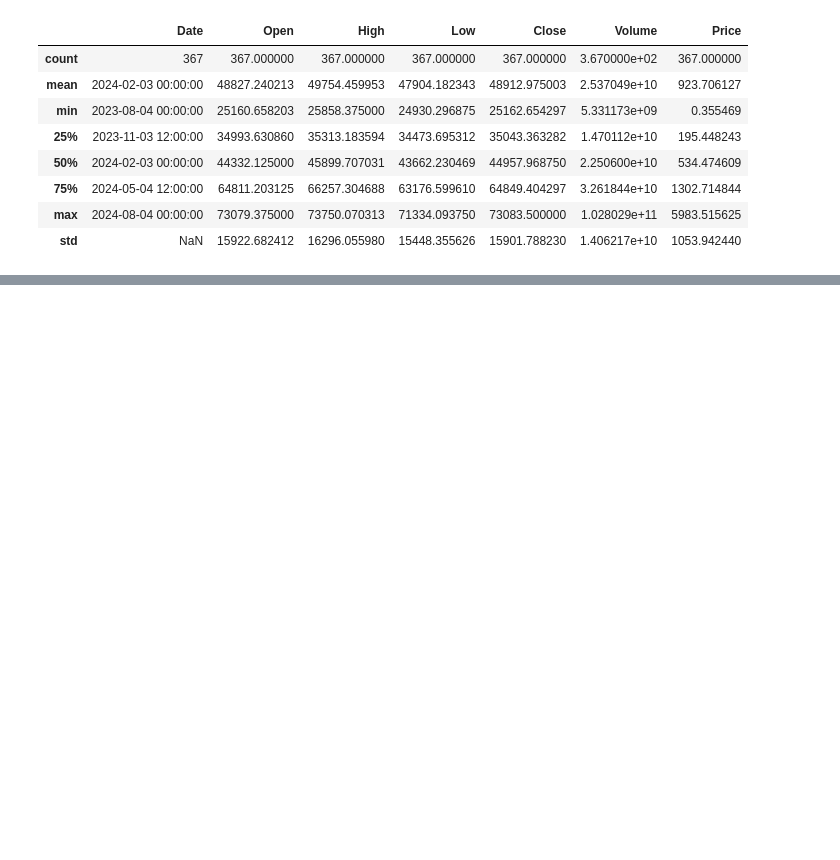
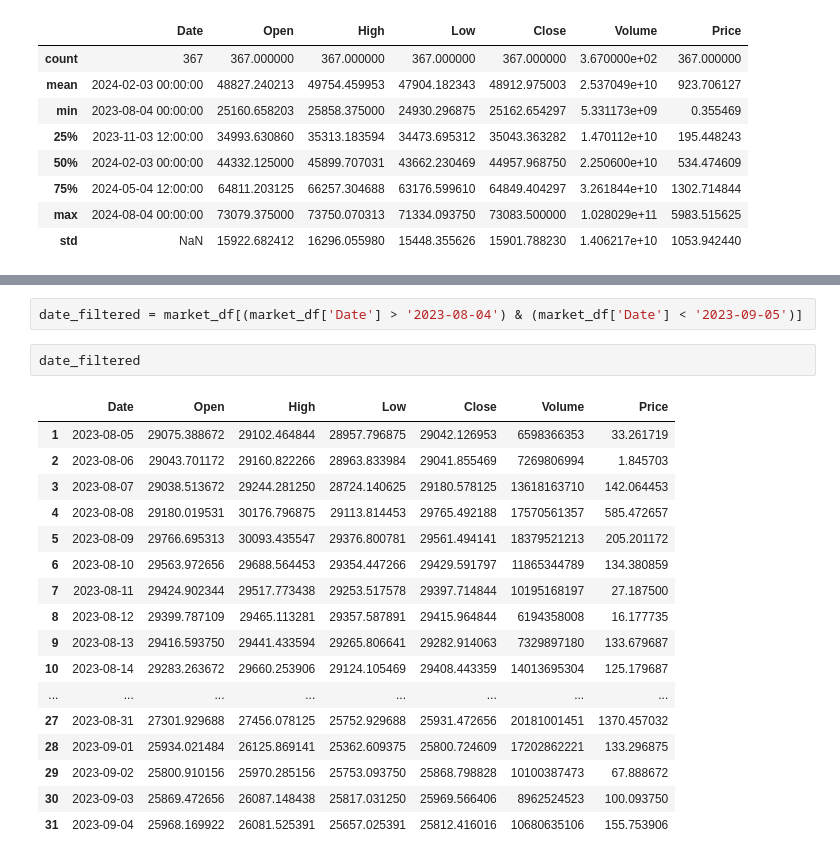
Before and after one commit to Mahdi-Miri/WorkOnData, a Jupyter notebook: WorkOnData.ipynb, the cells around one changed output, grey strips where cells are left out. Cells and saved outputs as stored; diff of their text form; blank space fills up the shorter version.

Commit message:
Data filtered Final Part

```diff
--- a/WorkOnData.ipynb
+++ b/WorkOnData.ipynb
@@ -282,0 +283,22 @@ plt.show()
+# %%
+date_filtered = market_df[(market_df['Date'] > '2023-08-04') & (market_df['Date'] < '2023-09-05')]
+# %%
+date_filtered
+# %% [output]
+|  | Date | Open | High | Low | Close | Volume | Price |
+| 1 | 2023-08-05 | 29075.388672 | 29102.464844 | 28957.796875 | 29042.126953 | 6598366353 | 33.261719 |
+| 2 | 2023-08-06 | 29043.701172 | 29160.822266 | 28963.833984 | 29041.855469 | 7269806994 | 1.845703 |
+| 3 | 2023-08-07 | 29038.513672 | 29244.281250 | 28724.140625 | 29180.578125 | 13618163710 | 142.064453 |
+| 4 | 2023-08-08 | 29180.019531 | 30176.796875 | 29113.814453 | 29765.492188 | 17570561357 | 585.472657 |
+| 5 | 2023-08-09 | 29766.695313 | 30093.435547 | 29376.800781 | 29561.494141 | 18379521213 | 205.201172 |
+| 6 | 2023-08-10 | 29563.972656 | 29688.564453 | 29354.447266 | 29429.591797 | 11865344789 | 134.380859 |
+| 7 | 2023-08-11 | 29424.902344 | 29517.773438 | 29253.517578 | 29397.714844 | 10195168197 | 27.187500 |
+| 8 | 2023-08-12 | 29399.787109 | 29465.113281 | 29357.587891 | 29415.964844 | 6194358008 | 16.177735 |
+| 9 | 2023-08-13 | 29416.593750 | 29441.433594 | 29265.806641 | 29282.914063 | 7329897180 | 133.679687 |
+| 10 | 2023-08-14 | 29283.263672 | 29660.253906 | 29124.105469 | 29408.443359 | 14013695304 | 125.179687 |
+| ... | ... | ... | ... | ... | ... | ... | ... |
+| 27 | 2023-08-31 | 27301.929688 | 27456.078125 | 25752.929688 | 25931.472656 | 20181001451 | 1370.457032 |
+| 28 | 2023-09-01 | 25934.021484 | 26125.869141 | 25362.609375 | 25800.724609 | 17202862221 | 133.296875 |
+| 29 | 2023-09-02 | 25800.910156 | 25970.285156 | 25753.093750 | 25868.798828 | 10100387473 | 67.888672 |
+| 30 | 2023-09-03 | 25869.472656 | 26087.148438 | 25817.031250 | 25969.566406 | 8962524523 | 100.093750 |
+| 31 | 2023-09-04 | 25968.169922 | 26081.525391 | 25657.025391 | 25812.416016 | 10680635106 | 155.753906 |
```
Also changed, not shown: parts of 1 cell of this notebook.
